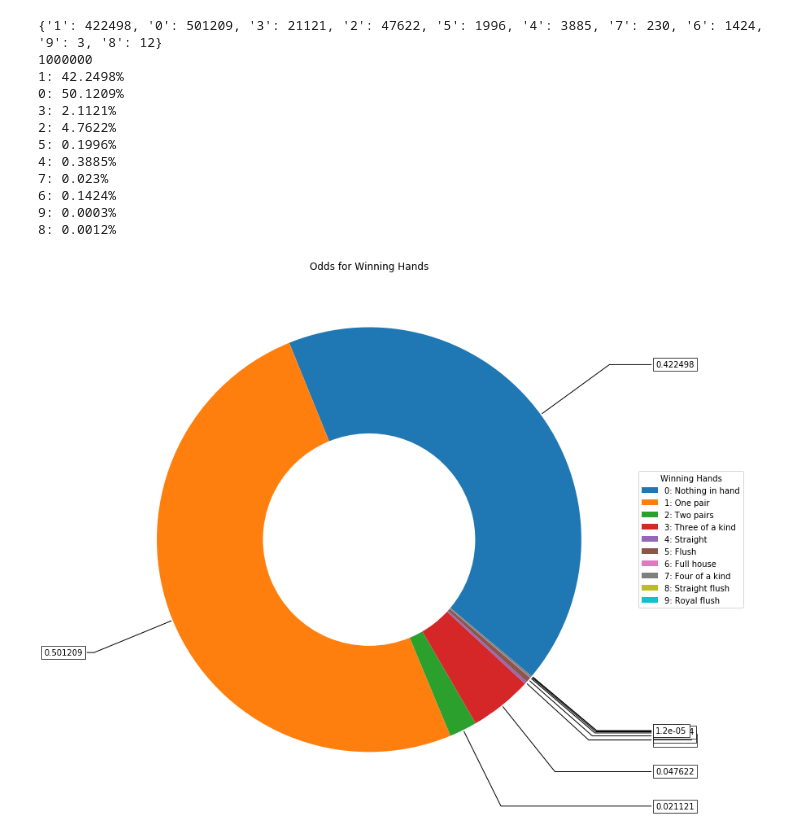
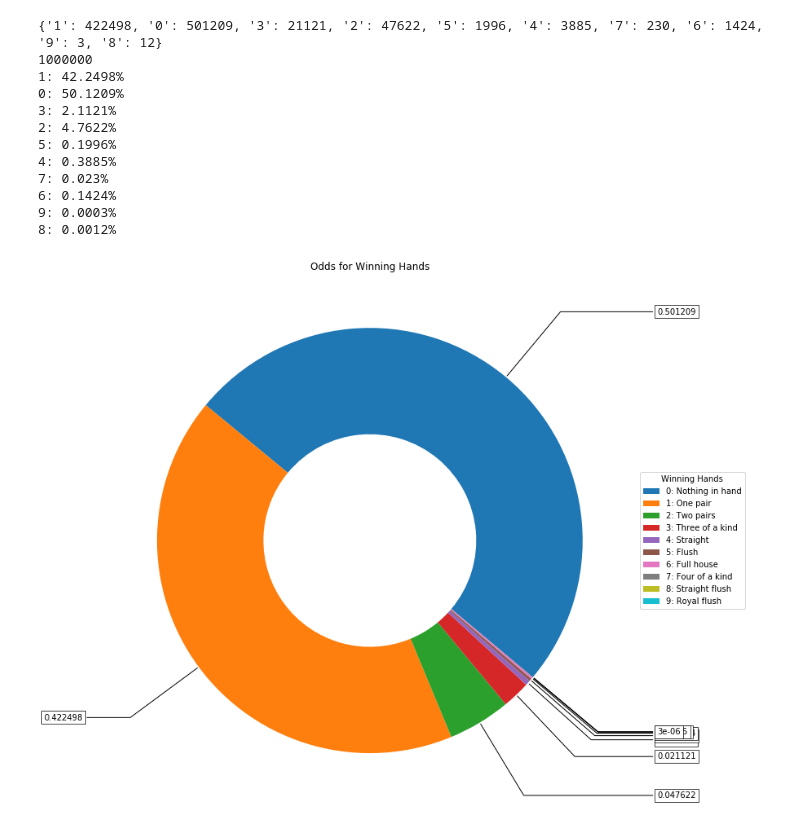
Before and after one commit to fiatveritas/Poker_Project, a Jupyter notebook: Poker....ipynb, the cells around one changed output. Cells and saved outputs as stored; diff of their text form; code cells hidden in the pictures.

Commit message:
feat: fixed percentages on ring graph

```diff
--- a/Poker....ipynb
+++ b/Poker....ipynb
@@ -130,34 +130,34 @@ for i in count:
 # %%
 fig, ax = plt.subplots(figsize=(24, 12), subplot_kw=dict(aspect="equal"))
 
-winning_hands = percent_errors.values()
+winning_hands = [percent_errors[str(i)] for i in range(0, 10)]
 
 data = ['0: Nothing in hand', '1: One pair', '2: Two pairs', '3: Three of a kind','4: Straight',
         '5: Flush', '6: Full house', '7: Four of a kind', '8: Straight flush', '9: Royal flush']
 
 wedges, texts = ax.pie(winning_hands, wedgeprops=dict(width=0.5), startangle=-40)
 
 bbox_props = dict(boxstyle="square,pad=0.3", fc="w", ec="k", lw=0.72)
 kw = dict(arrowprops=dict(arrowstyle="-"),
           bbox=bbox_props, zorder=0, va="center")
 
 for i, p in enumerate(wedges):
     ang = (p.theta2 - p.theta1)/2. + p.theta1
     y = np.sin(np.deg2rad(ang))
     x = np.cos(np.deg2rad(ang))
     horizontalalignment = {-1: "right", 1: "left"}[int(np.sign(x))]
     connectionstyle = "angle,angleA=0,angleB={}".format(ang)
     kw["arrowprops"].update({"connectionstyle": connectionstyle})
     ax.annotate(winning_hands[i], xy=(x, y), xytext=(1.35*np.sign(x), 1.4*y),
                 horizontalalignment=horizontalalignment, **kw)
 
 ax.set_title("Odds for Winning Hands")
 
 ax.legend(wedges, data,
           title="Winning Hands",
           loc="center left",
           bbox_to_anchor=(1, 0, 0.5, 1))
 
 plt.show()
 # %% [output]
-[figure, old version]
+[figure, new version]
```
